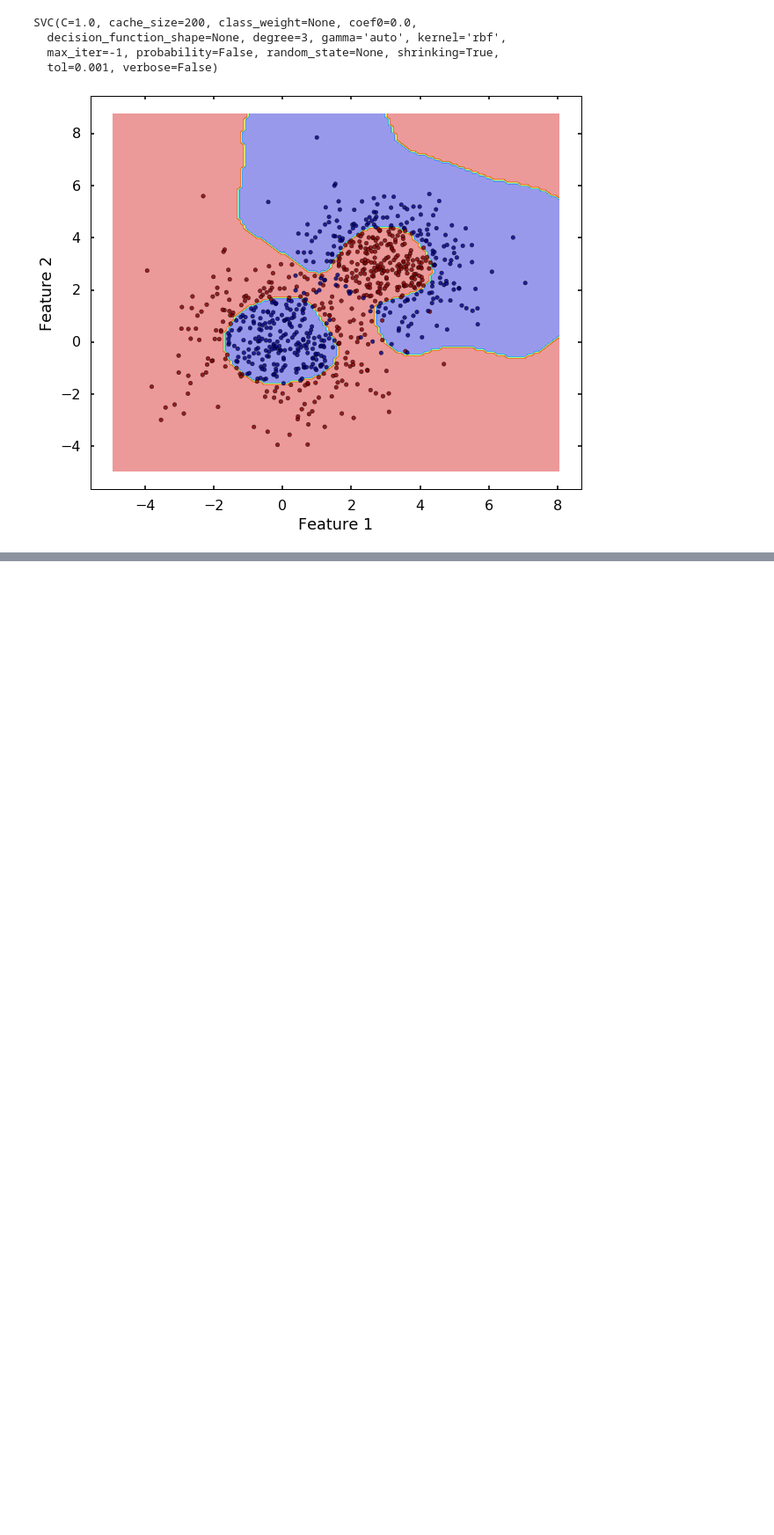
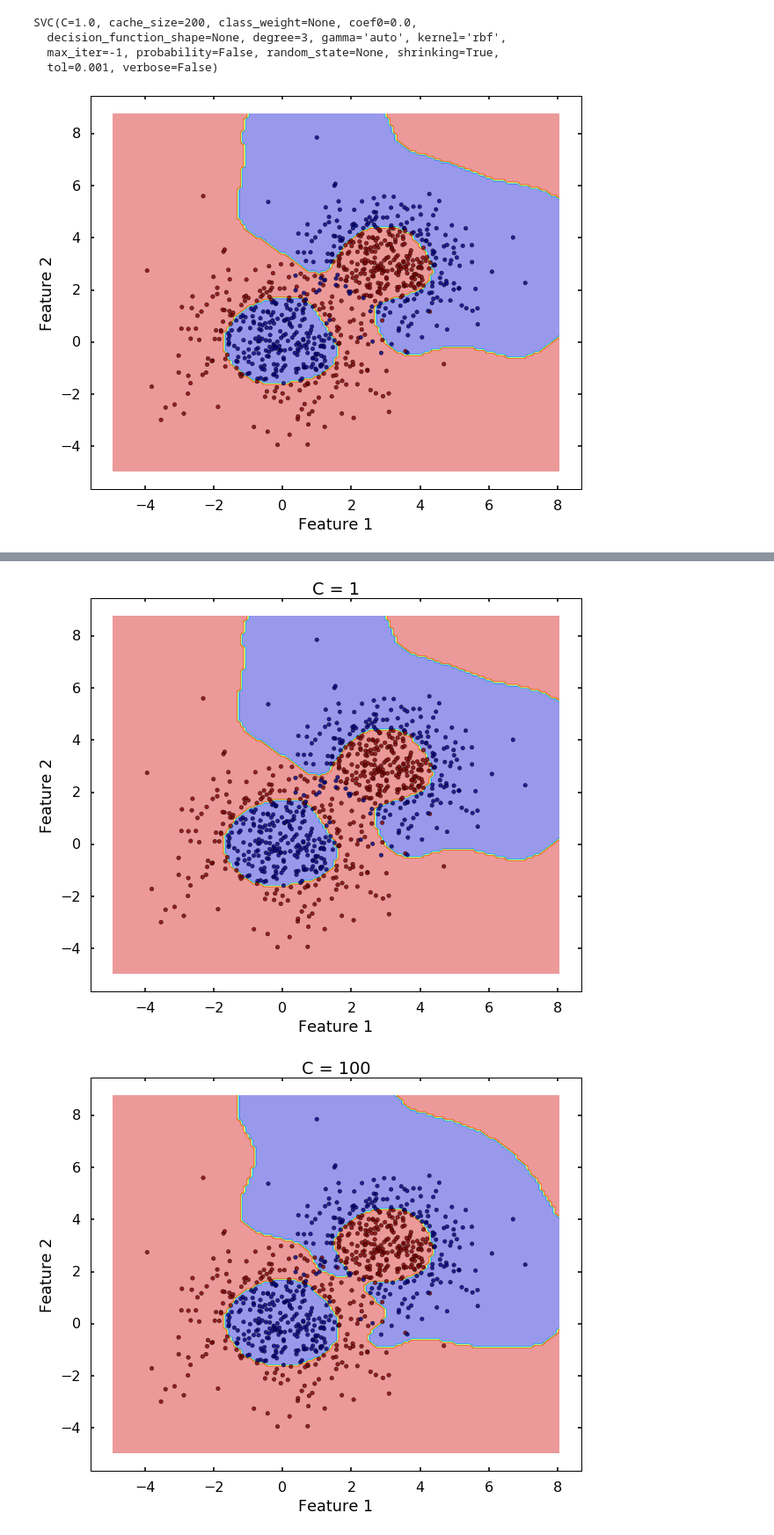
Before and after one commit to qingkaikong/blog, a Jupyter notebook: 45_support_vector_machine_part2_sklearn/SVM_example_classification.ipynb, the cells around one changed output, grey strips where cells are left out. Shown at 88% size. Drawn from its saved outputs; the diff is of its cells as text; code cells hidden in the pictures; blank space fills up the shorter version.

```diff
--- a/45_support_vector_machine_part2_sklearn/SVM_example_classification.ipynb
+++ b/45_support_vector_machine_part2_sklearn/SVM_example_classification.ipynb
@@ -93,7 +93,7 @@ def plot_confusion_matrix(cm, classes,
     plt.show()
 
 # Plotting decision regions
-def plot_desicion_boundary(X, y, clf):
+def plot_desicion_boundary(X, y, clf, title = None):
     '''
     Helper function to plot the decision boundary for the SVM
     '''
@@ -110,6 +110,9 @@ def plot_desicion_boundary(X, y, clf):
     plt.contourf(xx, yy, Z, alpha=0.4)
     plt.scatter(X[:, 0], X[:, 1], c=y, alpha=0.8)
 
+    if title is not None:
+        plt.title(title)
+
     # highlight the support vectors
     #plt.scatter(clf.support_vectors_[:, 0], clf.support_vectors_[:, 1], s=80,
     #            facecolors='none', zorder=10)
@@ -195,0 +199,18 @@ Haha, after we used the 'rbf' kernel, it seems the SVM can classify them much be
+# %%
+# C = 1
+clf = svm.SVC(kernel='rbf', C = 1)
+clf.fit(X,y)
+plot_desicion_boundary(X, y, clf, title = 'C = 1')
+
+# C = 100
+clf = svm.SVC(kernel='rbf', C = 100)
+clf.fit(X,y)
+plot_desicion_boundary(X, y, clf, title = 'C = 100')
+
+# C = 10000
+clf = svm.SVC(kernel='rbf', C = 10000)
+clf.fit(X,y)
+plot_desicion_boundary(X, y, clf, title = 'C = 10000')
+# %% [output]
+[figure, added]
+[figure, added]
```
Also changed, not shown: parts of 7 cells of this notebook.
